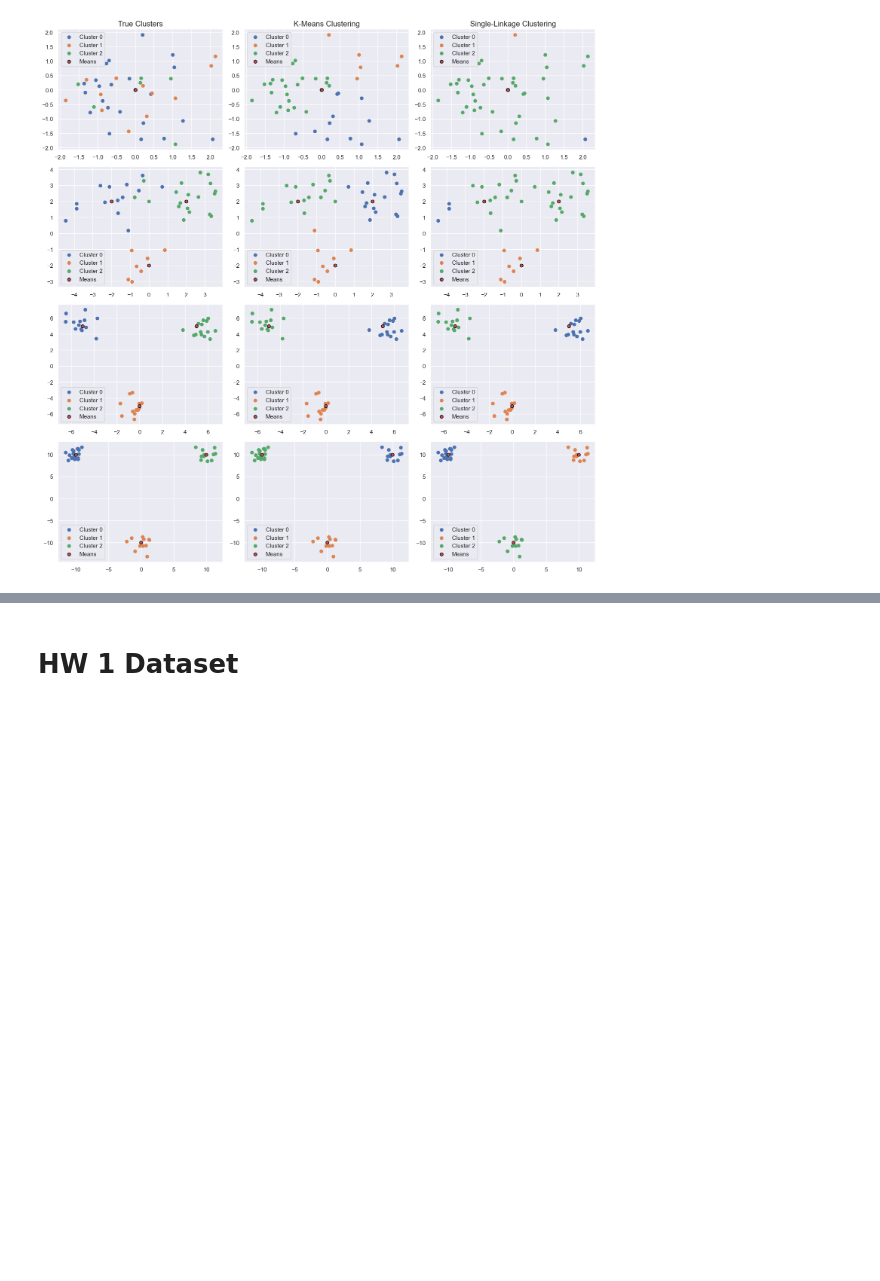
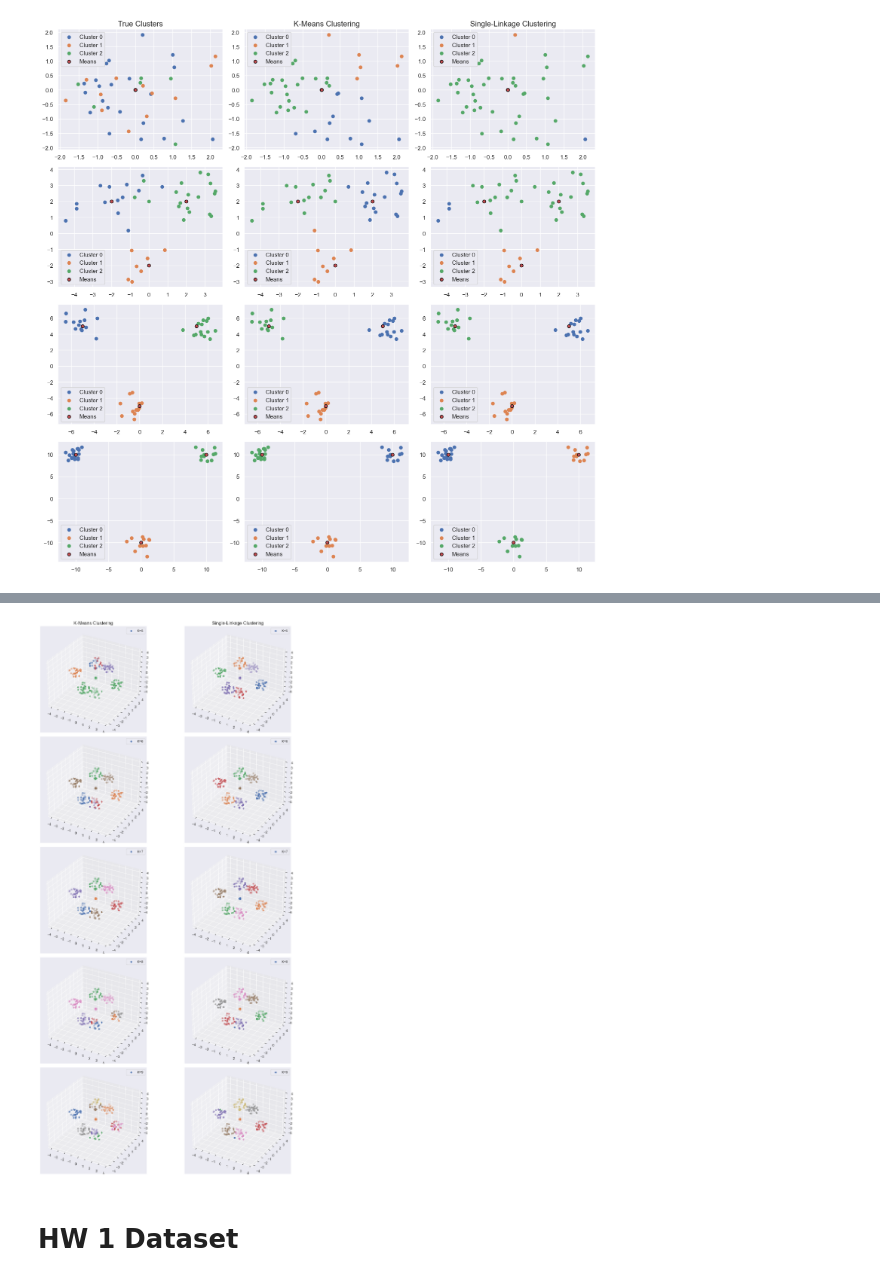
Before and after one commit to gil2rok/geometric-data-analysis, a Jupyter notebook: hw1/code/questions.ipynb, the cells around one changed output, grey strips where cells are left out. Saved outputs shown, nothing was run; the diff lists cells and outputs as text; code cells hidden in the pictures; blank space fills up the shorter version.

```diff
--- a/hw1/code/questions.ipynb
+++ b/hw1/code/questions.ipynb
@@ -176,3 +237,53 @@ plt.show()
+# %%
+# define num clusters k to test
+k_list = [5, 6, 7, 8, 9]
+
+# init plotting figure and axes
+fig, axes = plt.subplots(nrows=len(k_list), ncols=2, figsize=(15, 25),
+                         subplot_kw=dict(projection='3d'))
+
+# iterate over num clusters k
+for k, ax in zip(k_list, axes):
+
+    # kmeans clustering
+    kmeans = KMeans(X, euclidean_dist)
+    kmeans.fit(k)
+
+    # kmeans plotting in 3d per-cluster
+    cluster_assignements = [cluster[0] for cluster in kmeans.assignments]
+    for j in range(k):
+        x = [X[idx,0] for idx, el in enumerate(cluster_assignements) if el == j]
+        y = [X[idx,1] for idx, el in enumerate(cluster_assignements) if el == j]
+        z = [X[idx,2] for idx, el in enumerate(cluster_assignements) if el == j]
+        if j == 0:
+            ax[0].scatter(x, y, z, label=f'K={k}')
+        else:
+            ax[0].scatter(x, y, z)
+    ax[0].legend()
+
+    # single-linkage plotting in 3d per-cluster
+    idx = X.shape[0] - k
+    for j, cluster in enumerate(single_linkage.dendrogram[idx]):
+        x = [data_pt[0] for data_pt in cluster]
+        y = [data_pt[1] for data_pt in cluster]
+        z = [data_pt[2] for data_pt in cluster]
+        if j == 0:
+            ax[1].scatter(x, y, z, label=f'K={k}')
+        else:
+            ax[1].scatter(x, y, z)
+    ax[1].legend()
+
+# more plotting code
+axes[0,0].set_title('K-Means Clustering', size='large')
+axes[0,1].set_title('Single-Linkage Clustering', size='large')
+fig.tight_layout()
+
+fname = os.path.join(save_path, 'q4/clustering-dataset1.png')
+plt.savefig(fname)
+plt.show()
+plt.show()
+# %% [output]
+[figure, added]
 # %% [markdown]
 # HW 1 Dataset
 # %%
```
Also changed, not shown: parts of 15 cells of this notebook, 10 other files.
